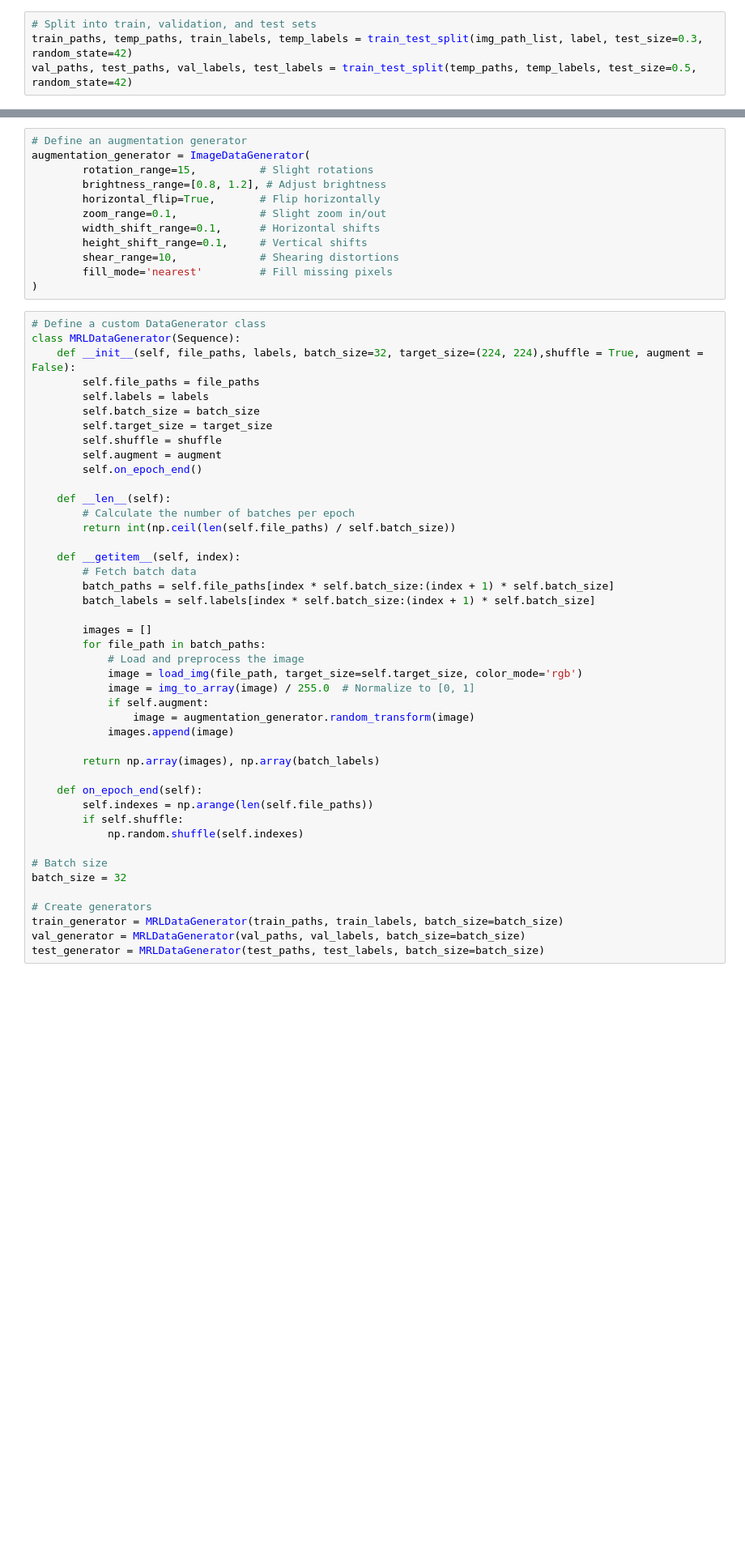
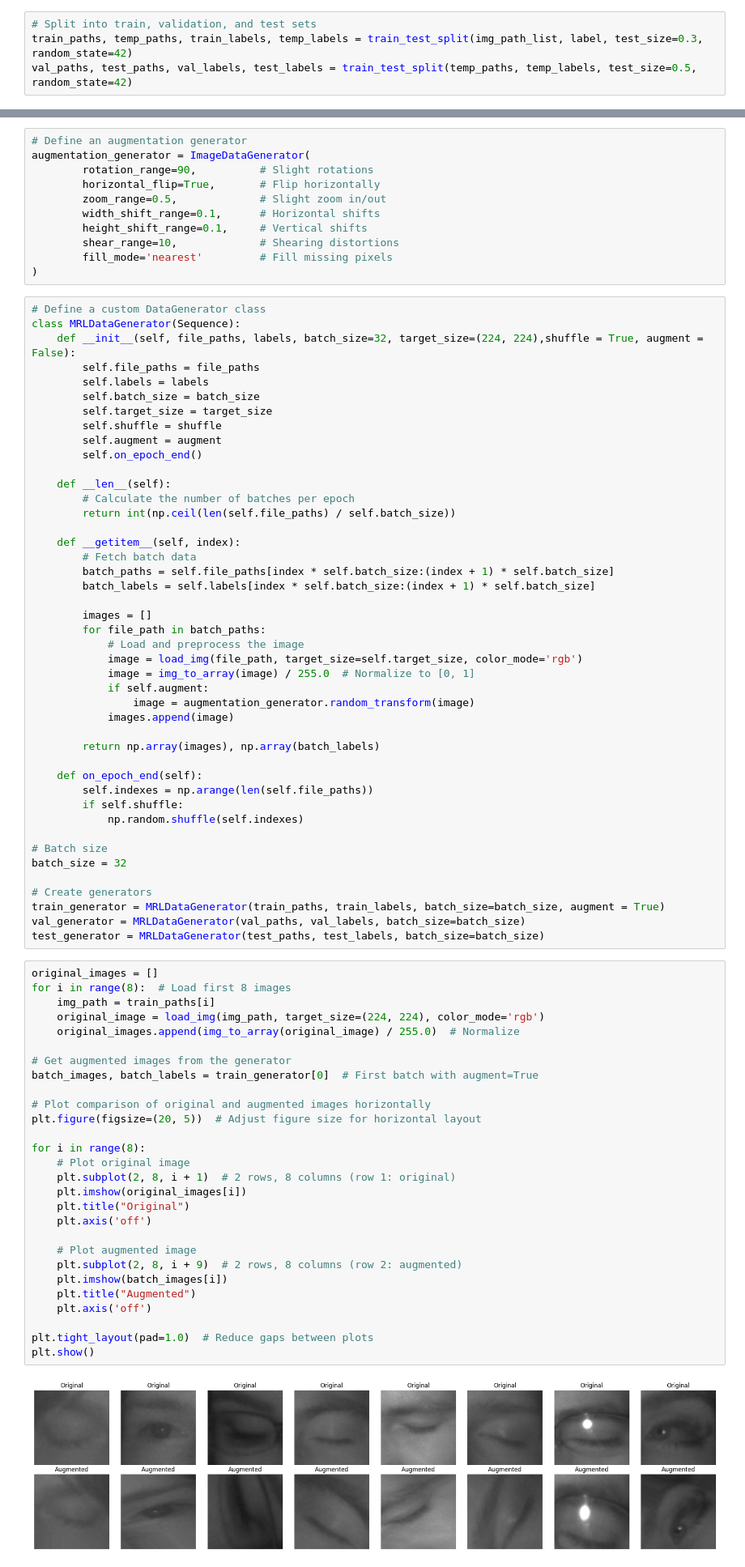
Before and after one commit to tanstefanie/Driver-Fatigue-System, a Jupyter notebook: model/transfer_learning.ipynb, the cells around one changed output, grey strips where cells are left out. Shown at 81% size. Drawn from its saved outputs; the diff is of its cells as text; blank space fills up the shorter version.

```diff
--- a/model/transfer_learning.ipynb
+++ b/model/transfer_learning.ipynb
@@ -84,10 +104,9 @@ val_paths, test_paths, val_labels, test_labels = train_test_split(temp_paths, te
 # %%
 # Define an augmentation generator
 augmentation_generator = ImageDataGenerator(
-        rotation_range=15,          # Slight rotations
-        brightness_range=[0.8, 1.2], # Adjust brightness
+        rotation_range=90,          # Slight rotations
         horizontal_flip=True,       # Flip horizontally
-        zoom_range=0.1,             # Slight zoom in/out
+        zoom_range=0.5,             # Slight zoom in/out
         width_shift_range=0.1,      # Horizontal shifts
         height_shift_range=0.1,     # Vertical shifts
         shear_range=10,             # Shearing distortions
@@ -134,9 +153,39 @@ class MRLDataGenerator(Sequence):
 batch_size = 32
 
 # Create generators
-train_generator = MRLDataGenerator(train_paths, train_labels, batch_size=batch_size)
+train_generator = MRLDataGenerator(train_paths, train_labels, batch_size=batch_size, augment = True)
 val_generator = MRLDataGenerator(val_paths, val_labels, batch_size=batch_size)
 test_generator = MRLDataGenerator(test_paths, test_labels, batch_size=batch_size)
+# %%
+original_images = []
+for i in range(8):  # Load first 8 images
+    img_path = train_paths[i]
+    original_image = load_img(img_path, target_size=(224, 224), color_mode='rgb')
+    original_images.append(img_to_array(original_image) / 255.0)  # Normalize
+
+# Get augmented images from the generator
+batch_images, batch_labels = train_generator[0]  # First batch with augment=True
+
+# Plot comparison of original and augmented images horizontally
+plt.figure(figsize=(20, 5))  # Adjust figure size for horizontal layout
+
+for i in range(8):
+    # Plot original image
+    plt.subplot(2, 8, i + 1)  # 2 rows, 8 columns (row 1: original)
+    plt.imshow(original_images[i])
+    plt.title("Original")
+    plt.axis('off')
+
+    # Plot augmented image
+    plt.subplot(2, 8, i + 9)  # 2 rows, 8 columns (row 2: augmented)
+    plt.imshow(batch_images[i])
+    plt.title("Augmented")
+    plt.axis('off')
+
+plt.tight_layout(pad=1.0)  # Reduce gaps between plots
+plt.show()
+# %% [output]
+[figure, added]
 # %%
 # Load MobileNetV2 for transfer learning
 base_model = MobileNetV2(weights='imagenet', include_top=False, input_shape=(224, 224, 3))
```
Also changed, not shown: parts of 3 cells of this notebook.
